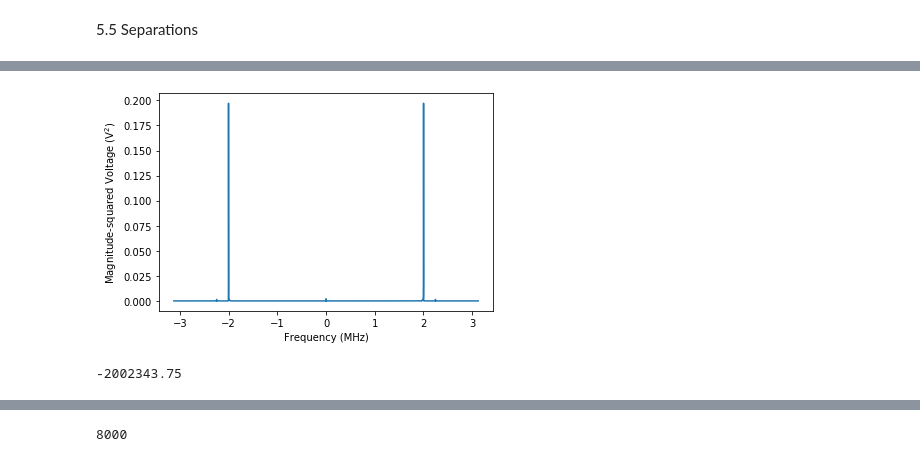
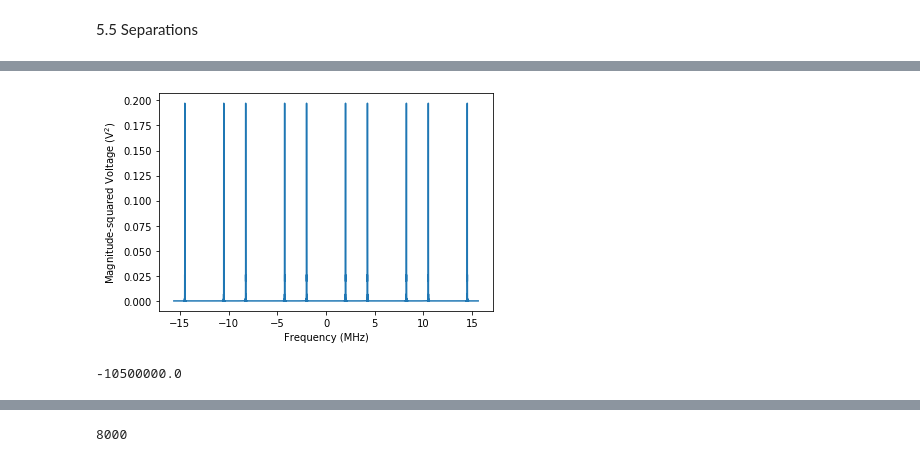
Before and after one commit to 3276908917/AY121, a Jupyter notebook: lab1/LateAnalysis.ipynb, the cells around one changed output, grey strips where cells are left out. Saved outputs shown, nothing was run; the diff lists cells and outputs as text; code cells hidden in the pictures.

Commit message:
5.5 plots generated

```diff
--- a/lab1/LateAnalysis.ipynb
+++ b/lab1/LateAnalysis.ipynb
@@ -87,6 +94,6 @@ frq = freq_range(31.25e6, 8000, 1)
 # %%
-c5 = data5['c5'][100:]
-pc5 = power_plot(c5, 444, freqs=frq)
+c1 = data5['c1'][100:]
+pc1 = power_plot(c4[:1000], 444, freqs=frq)
 # %% [output]
-[figure, old version]
+[figure, new version]
--2002343.75
+-10500000.0
```
Also changed, not shown: parts of 2 cells of this notebook, 2 other files.
